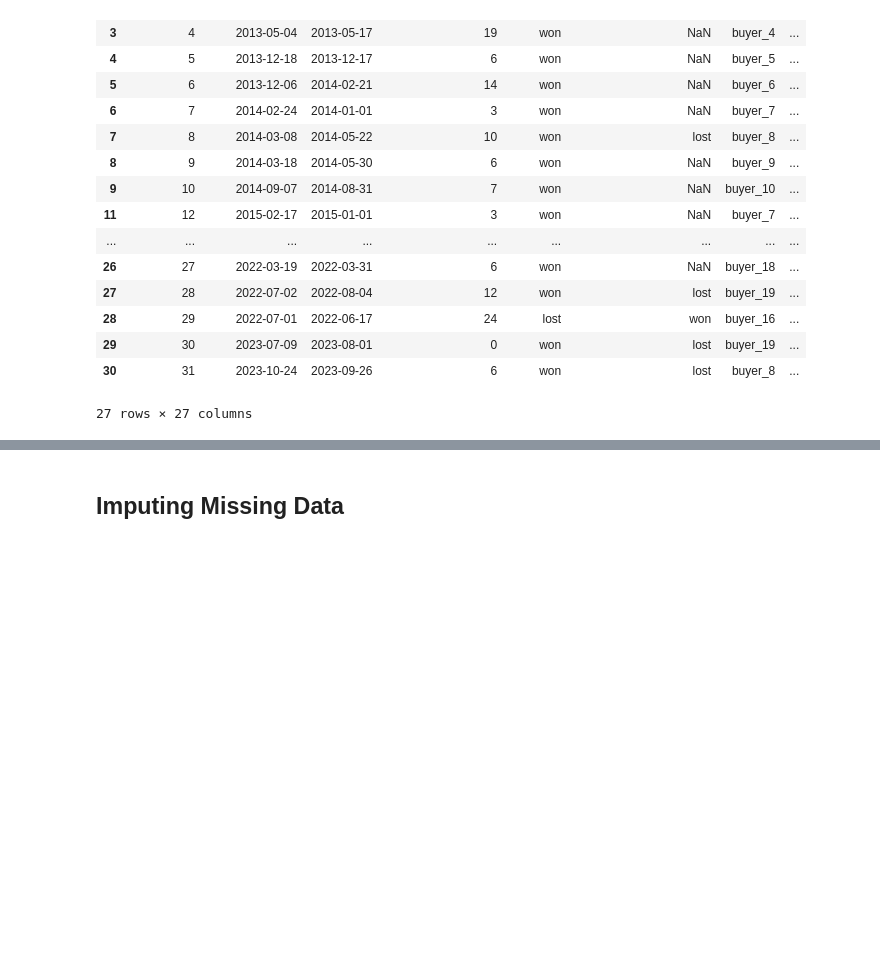
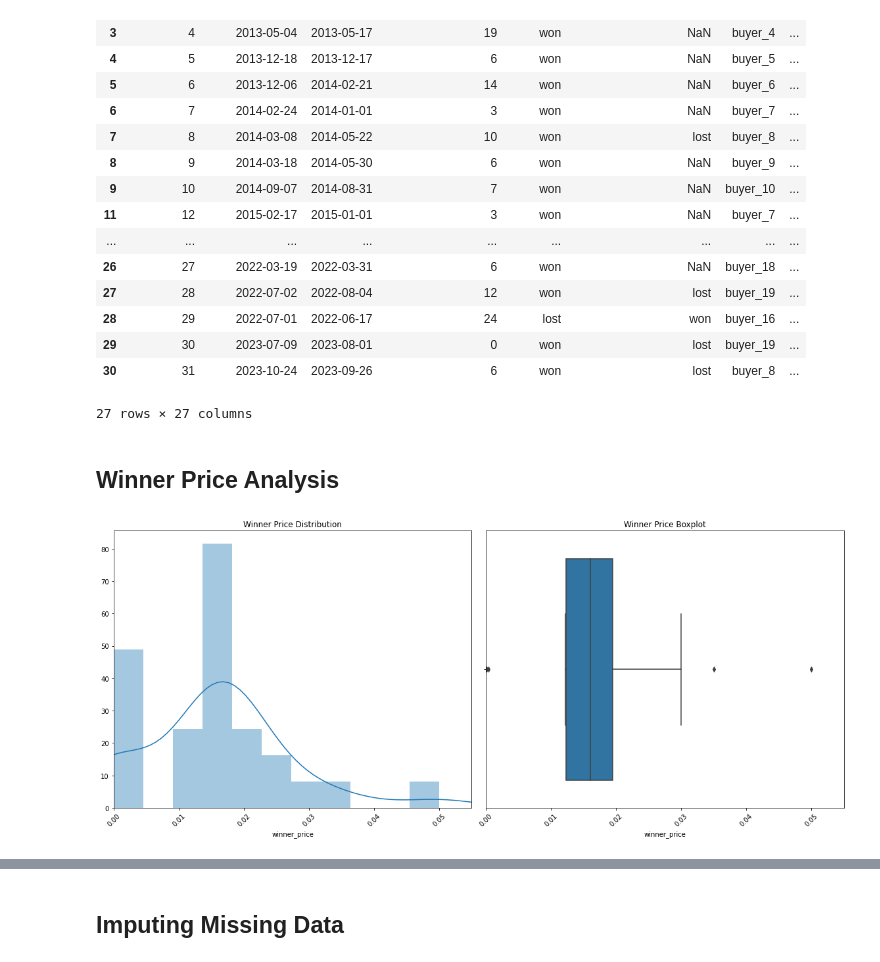
Before and after one commit to JoeCookProgramming/code-20240421-joecook, a Jupyter notebook: winner_price.ipynb, the cells around one changed output, grey strips where cells are left out. Saved outputs shown, nothing was run; the diff lists cells and outputs as text; code cells hidden in the pictures; blank space fills up the shorter version.

```diff
--- a/winner_price.ipynb
+++ b/winner_price.ipynb
@@ -197,3 +197,22 @@ df
 | 29 | 30 | 2023-07-09 | 2023-08-01 | 0 | won | lost | buyer_19 | ... |
 | 30 | 31 | 2023-10-24 | 2023-09-26 | 6 | won | lost | buyer_8 | ... |
 27 rows × 27 columns
+# %% [markdown]
+## Winner Price Analysis
+# %%
+fig, ax = plt.subplots(1,2,figsize=(16,7))
+
+sns.distplot(df['winner_price'], ax=ax[0])
+ax[0].set_title('Winner Price Distribution')
+ax[0].set(xlim=(0, df['winner_price'].max()*1.1))
+ax[0].tick_params(axis='x', rotation=45)
+
+sns.boxplot(df['winner_price'], ax=ax[1])
+ax[1].set_title('Winner Price Boxplot')
+ax[1].set(xlim=(0, df['winner_price'].max()*1.1))
+ax[1].tick_params(axis='x', rotation=45)
+
+fig.tight_layout()
+fig.show()
+# %% [output]
+[figure, added]
```
Also changed, not shown: parts of 7 cells of this notebook, 2 other files.
